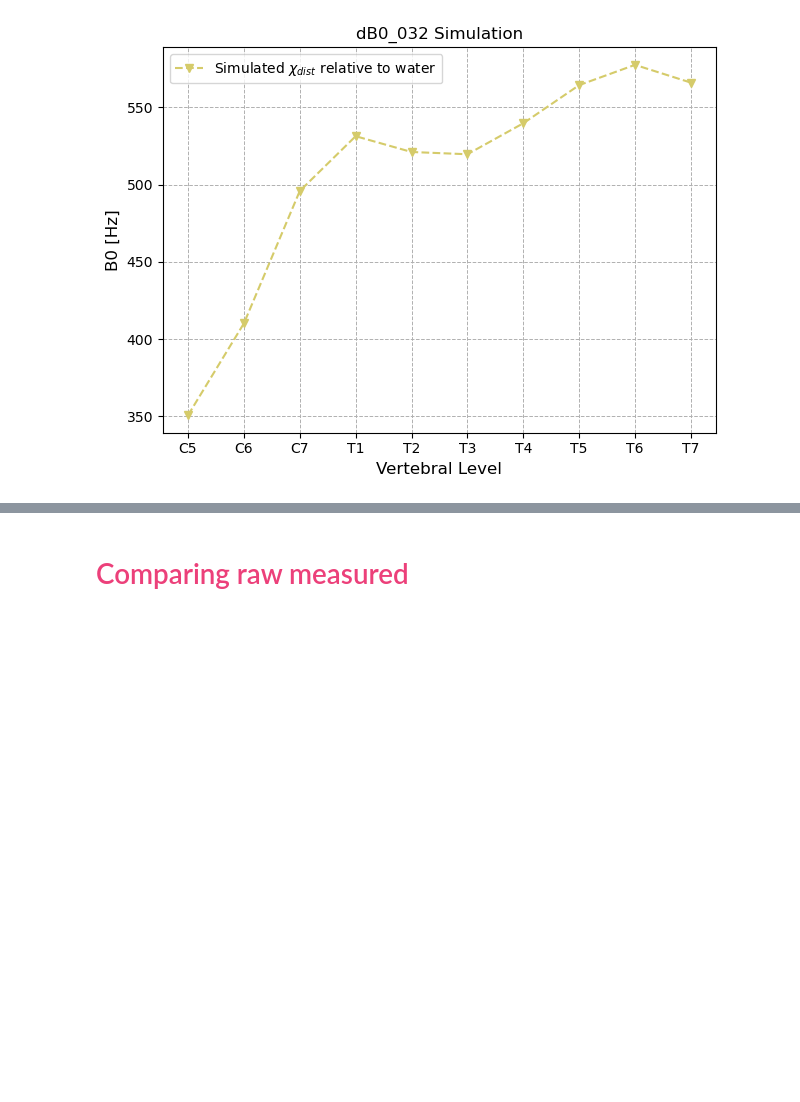
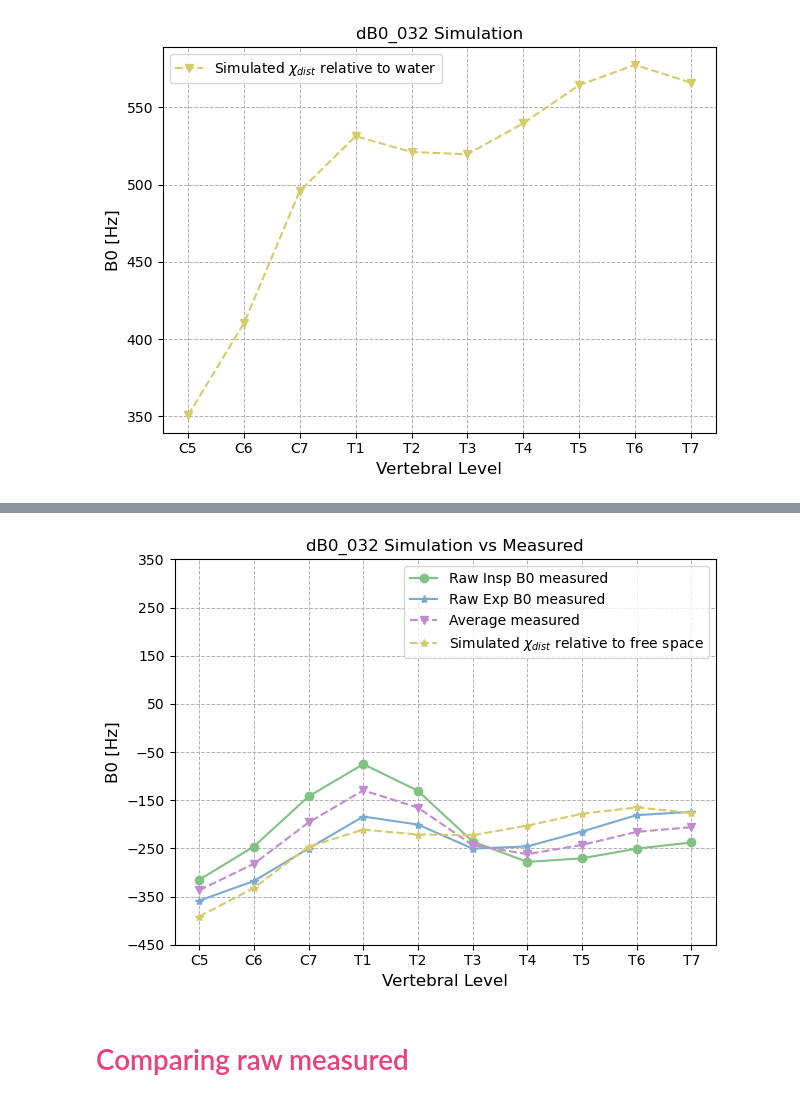
Before and after one commit to sriosq/Image-processing-strategies, a Jupyter notebook: compare_fieldmap/db0_032.ipynb, the cells around one changed output, grey strips where cells are left out. Saved outputs shown, nothing was run; the diff lists cells and outputs as text; code cells hidden in the pictures; blank space fills up the shorter version.

```diff
--- a/compare_fieldmap/db0_032.ipynb
+++ b/compare_fieldmap/db0_032.ipynb
@@ -643,0 +646,3 @@ plt.show()
+# %%
+raw_avg_respiration = (raw_exp_metrics + raw_insp_metrics)/2
+raw_avg_respiration
@@ -643,0 +661,24 @@ plt.show()
+# %%
+# With that done we can plot them:
+vertebrae_levels = ['C5', 'C6', 'C7', 'T1', 'T2', 'T3', 'T4', 'T5', 'T6', 'T7'] # From 5 to 14
+plt.plot(vertebrae_levels, raw_insp_metrics, marker = 'o', linestyle = '-', label = "Raw Insp B0 measured", color = "#81C184")
+plt.plot(vertebrae_levels, raw_exp_metrics, marker = '*', linestyle = '-', label = "Raw Exp B0 measured", color = "#7BA9D1")
+plt.plot(vertebrae_levels, raw_avg_respiration, marker = 'v', linestyle = '--', label = r"Average measured", color = "#C28AD1")
+plt.plot(vertebrae_levels, ref_zero_Hz, marker = '*', linestyle = '--', label = r"Simulated $\chi_{dist}$ relative to free space", color = "#D5CB6A")
+
+title = "dB0_032 Simulation vs Measured"
+plt.title(title)
+plt.xlabel('Vertebral Level', fontsize=12)
+plt.ylabel('B0 [Hz]', fontsize=12)
+plt.legend()
+# Customize grid and display
+plt.grid(True, which='both', linestyle='--', linewidth=0.7)
+plt.tight_layout()
+
+yticks = range(-450, 450, 100)
+plt.yticks(yticks)
+
+# Show the plot
+plt.show()
+# %% [output]
+[figure, added]
```
Also changed, not shown: parts of 3 cells of this notebook, 5 other files.
